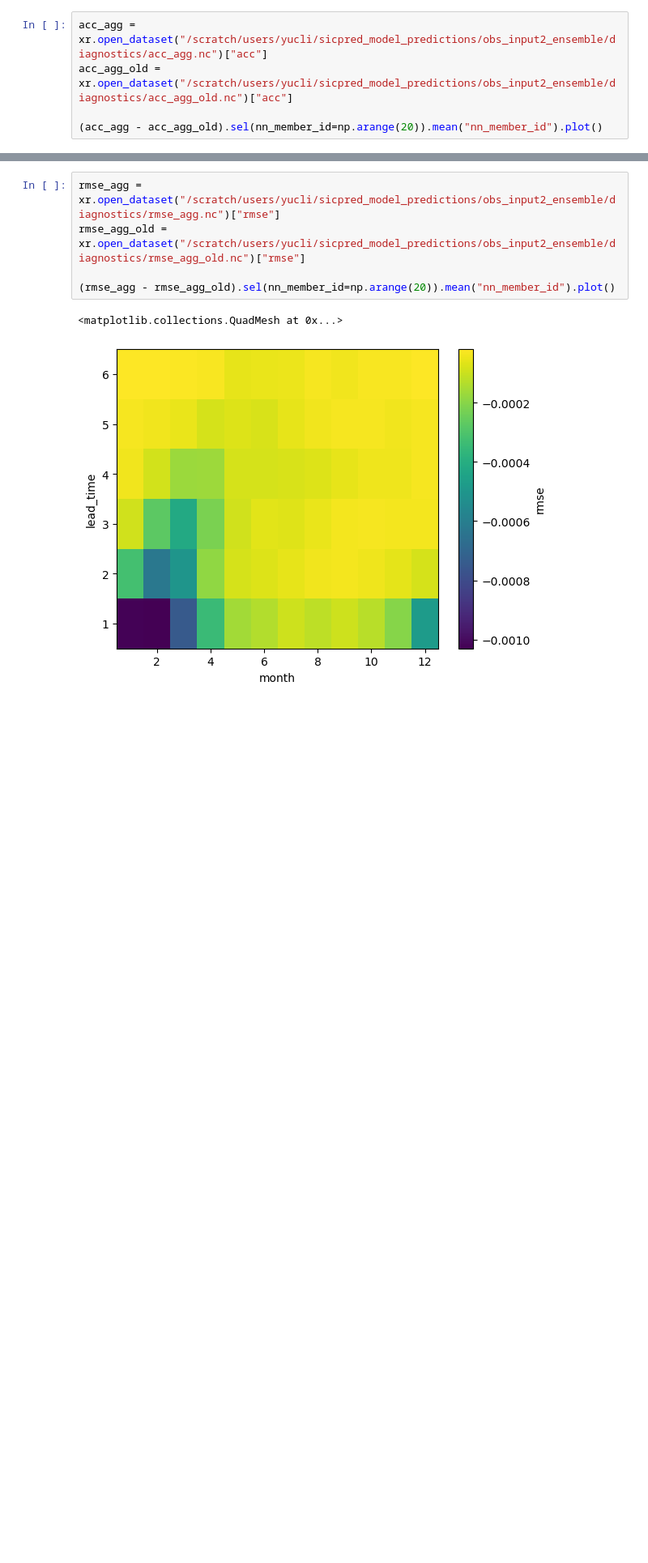
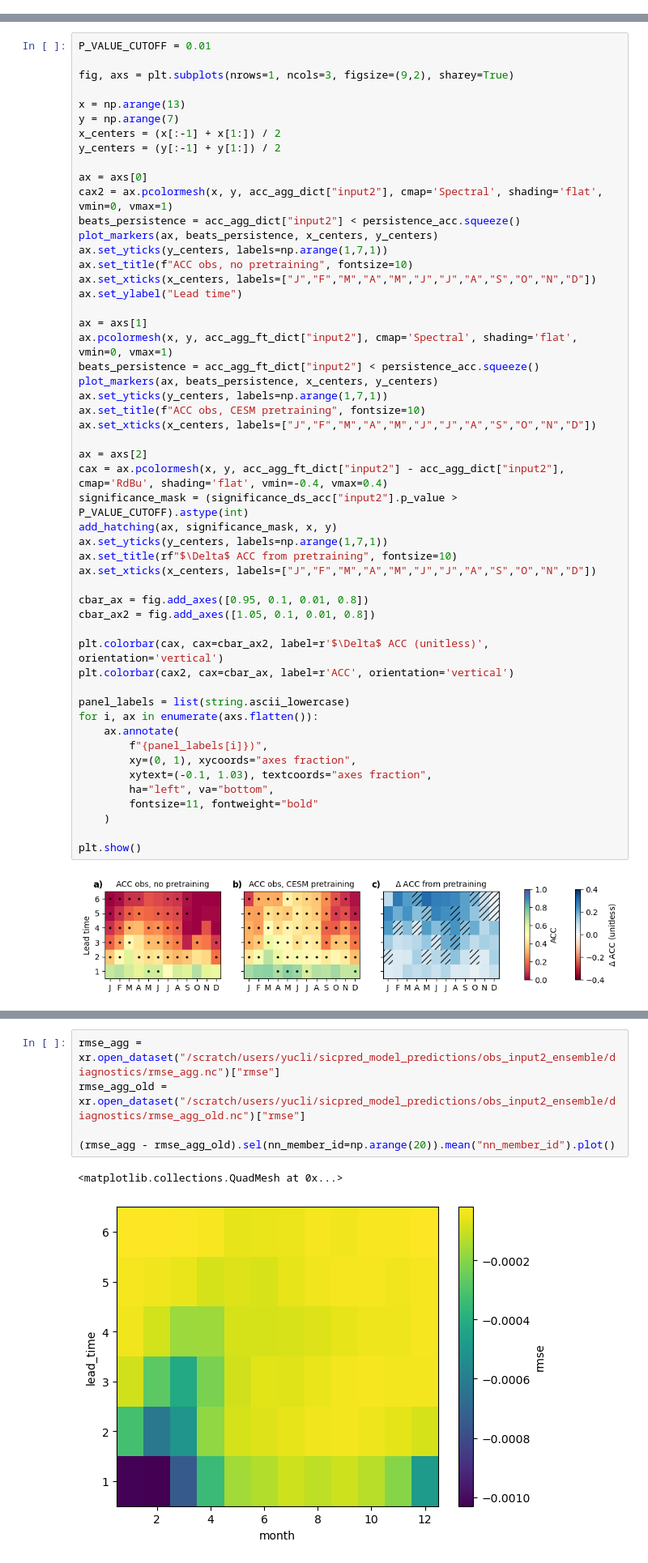
Before and after one commit to ychnli/sicpred, a Jupyter notebook: exp3_figures.ipynb, the cells around one changed output, grey strips where cells are left out. Shown at 81% size. Saved outputs shown, nothing was run; the diff lists cells and outputs as text; blank space fills up the shorter version.

```diff
--- a/exp3_figures.ipynb
+++ b/exp3_figures.ipynb
@@ -33,8 +34,3 @@ def plot_markers(ax, exceeds_persistence, x_centers, y_centers):
         for j in range(12):
             if not exceeds_persistence[i,j]:
                 ax.plot(x_centers[j], y_centers[i], '.k', markersize=4)
-# %%
-acc_agg = xr.open_dataset("/scratch/users/yucli/sicpred_model_predictions/obs_input2_ensemble/diagnostics/acc_agg.nc")["acc"]
-acc_agg_old = xr.open_dataset("/scratch/users/yucli/sicpred_model_predictions/obs_input2_ensemble/diagnostics/acc_agg_old.nc")["acc"]
-
-(acc_agg - acc_agg_old).sel(nn_member_id=np.arange(20)).mean("nn_member_id").plot()
@@ -43,0 +71,54 @@ acc_agg_old = xr.open_dataset("/scratch/users/yucli/sicpred_model_predictions/ob
+# %%
+P_VALUE_CUTOFF = 0.01
+
+fig, axs = plt.subplots(nrows=1, ncols=3, figsize=(9,2), sharey=True)
+
+x = np.arange(13)
+y = np.arange(7)
+x_centers = (x[:-1] + x[1:]) / 2
+y_centers = (y[:-1] + y[1:]) / 2
+
+ax = axs[0]
+cax2 = ax.pcolormesh(x, y, acc_agg_dict["input2"], cmap='Spectral', shading='flat', vmin=0, vmax=1)
+beats_persistence = acc_agg_dict["input2"] < persistence_acc.squeeze()
+plot_markers(ax, beats_persistence, x_centers, y_centers)
+ax.set_yticks(y_centers, labels=np.arange(1,7,1))
+ax.set_title(f"ACC obs, no pretraining", fontsize=10)
+ax.set_xticks(x_centers, labels=["J","F","M","A","M","J","J","A","S","O","N","D"])
+ax.set_ylabel("Lead time")
+
+ax = axs[1]
+ax.pcolormesh(x, y, acc_agg_ft_dict["input2"], cmap='Spectral', shading='flat', vmin=0, vmax=1)
+beats_persistence = acc_agg_ft_dict["input2"] < persistence_acc.squeeze()
+plot_markers(ax, beats_persistence, x_centers, y_centers)
+ax.set_yticks(y_centers, labels=np.arange(1,7,1))
+ax.set_title(f"ACC obs, CESM pretraining", fontsize=10)
+ax.set_xticks(x_centers, labels=["J","F","M","A","M","J","J","A","S","O","N","D"])
+
+ax = axs[2]
+cax = ax.pcolormesh(x, y, acc_agg_ft_dict["input2"] - acc_agg_dict["input2"], cmap='RdBu', shading='flat', vmin=-0.4, vmax=0.4)
+significance_mask = (significance_ds_acc["input2"].p_value > P_VALUE_CUTOFF).astype(int)
+add_hatching(ax, significance_mask, x, y)
+ax.set_yticks(y_centers, labels=np.arange(1,7,1))
+ax.set_title(rf"$\Delta$ ACC from pretraining", fontsize=10)
+ax.set_xticks(x_centers, labels=["J","F","M","A","M","J","J","A","S","O","N","D"])
+
+cbar_ax = fig.add_axes([0.95, 0.1, 0.01, 0.8])
+cbar_ax2 = fig.add_axes([1.05, 0.1, 0.01, 0.8])
+
+plt.colorbar(cax, cax=cbar_ax2, label=r'$\Delta$ ACC (unitless)', orientation='vertical')
+plt.colorbar(cax2, cax=cbar_ax, label=r'ACC', orientation='vertical')
+
+panel_labels = list(string.ascii_lowercase)
+for i, ax in enumerate(axs.flatten()):
+    ax.annotate(
+        f"{panel_labels[i]})",
+        xy=(0, 1), xycoords="axes fraction",
+        xytext=(-0.1, 1.03), textcoords="axes fraction",
+        ha="left", va="bottom",
+        fontsize=11, fontweight="bold"
+    )
+
+plt.show()
+# %% [output]
+[figure, added]
```
Also changed, not shown: parts of 10 cells of this notebook, 10 other files.
